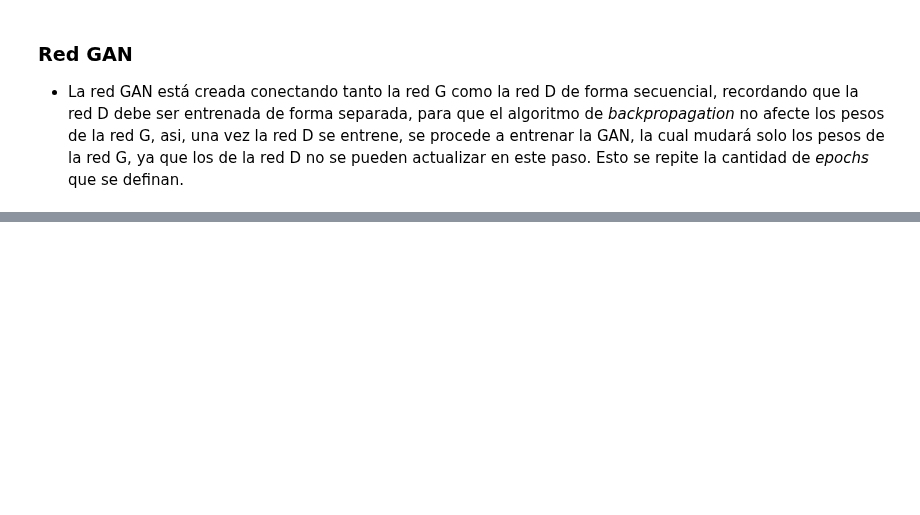
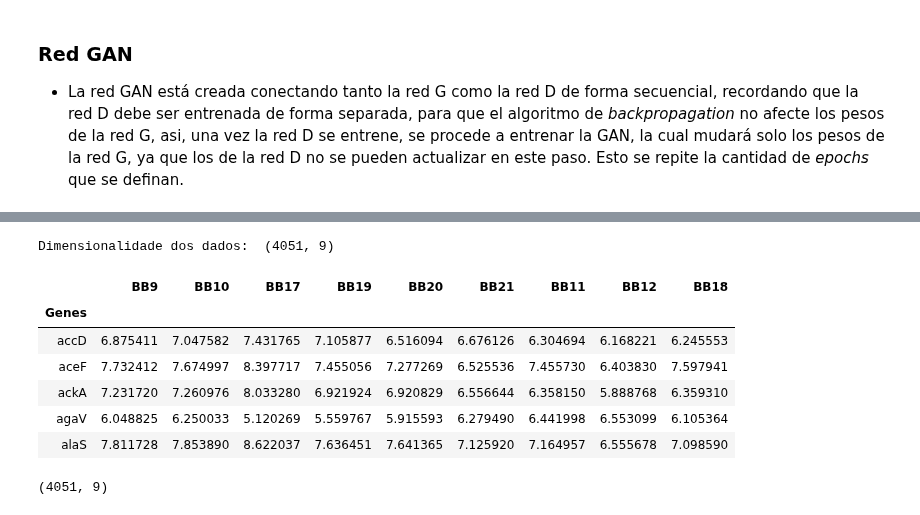
Before and after one commit to ejrueda/MasterUFPA, a Jupyter notebook: Proyectos/BioInformática/Understanding GAN's.ipynb, the cells around one changed output, grey strips where cells are left out. Saved outputs shown, nothing was run; the diff lists cells and outputs as text; code cells hidden in the pictures; blank space fills up the shorter version.

```diff
--- a/Proyectos/BioInformática/Understanding GAN's.ipynb
+++ b/Proyectos/BioInformática/Understanding GAN's.ipynb
@@ -107,0 +203,14 @@ def gan():
+# %%
+X_train = pd.read_csv("./data/ClustREFGenes-master/Data/Core_genome/Data_Core_Genome_Ecoli_log2.csv",
+                  index_col=0)
+print("Dimensionalidade dos dados: ", X_train.shape)
+X_train.head()
+# %% [output]
+Dimensionalidade dos dados:  (4051, 9)
+|  | BB9 | BB10 | BB17 | BB19 | BB20 | BB21 | BB11 | BB12 | BB18 |
+| Genes |  |  |  |  |  |  |  |  |  |
+| accD | 6.875411 | 7.047582 | 7.431765 | 7.105877 | 6.516094 | 6.676126 | 6.304694 | 6.168221 | 6.245553 |
+| aceF | 7.732412 | 7.674997 | 8.397717 | 7.455056 | 7.277269 | 6.525536 | 7.455730 | 6.403830 | 7.597941 |
+| ackA | 7.231720 | 7.260976 | 8.033280 | 6.921924 | 6.920829 | 6.556644 | 6.358150 | 5.888768 | 6.359310 |
+| agaV | 6.048825 | 6.250033 | 5.120269 | 5.559767 | 5.915593 | 6.279490 | 6.441998 | 6.553099 | 6.105364 |
+| alaS | 7.811728 | 7.853890 | 8.622037 | 7.636451 | 7.641365 | 7.125920 | 7.164957 | 6.555678 | 7.098590 |
@@ -107,0 +221,4 @@ def gan():
+# %%
+X_train.shape
+# %% [output]
+(4051, 9)
```
Also changed, not shown: parts of 15 cells of this notebook, 1 other file.
